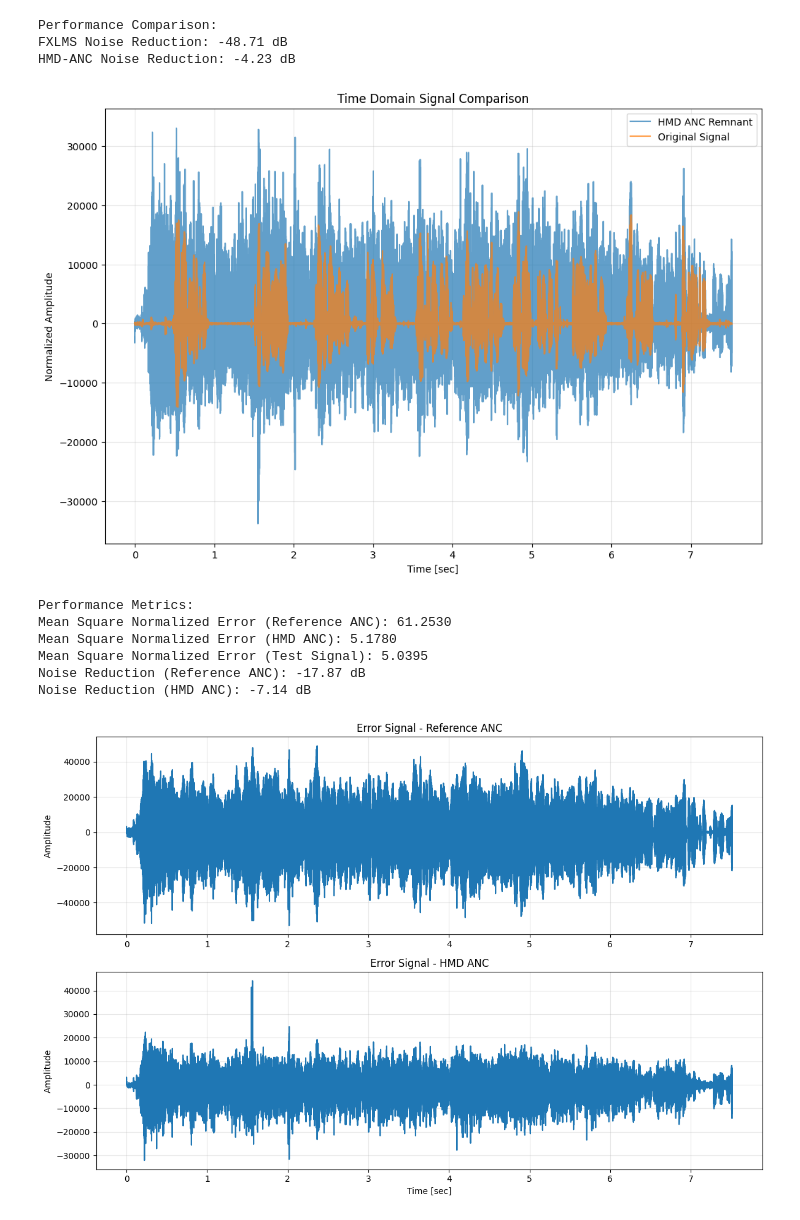
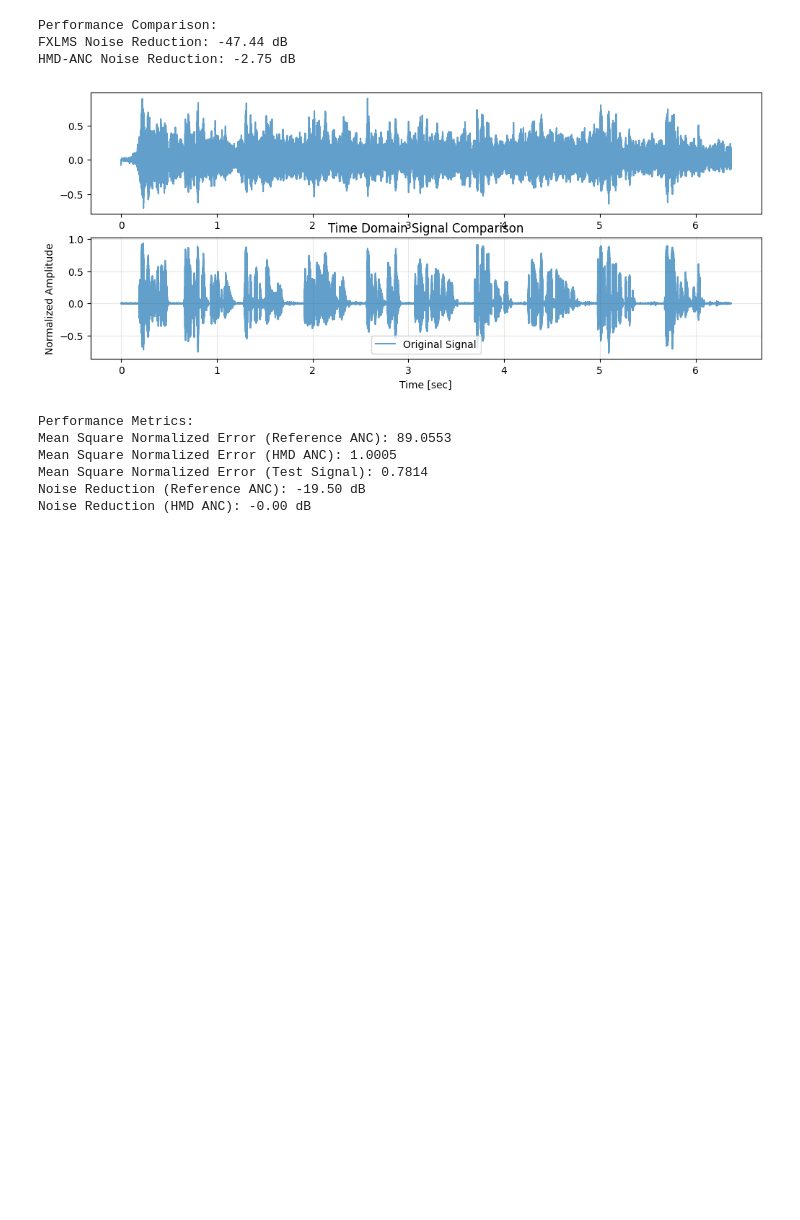
Before and after one commit to vasudeva43/DSP_group_16, a Jupyter notebook: DSP_poject_group16.ipynb, the cells around one changed output. Saved outputs shown, nothing was run; the diff lists cells and outputs as text; code cells hidden in the pictures; blank space fills up the shorter version.

```diff
--- a/DSP_poject_group16.ipynb
+++ b/DSP_poject_group16.ipynb
@@ -256,7 +296,7 @@ def compare_anc_performance(test_signal_path, error_signal_path, output_ref_path
 
     # Compute error reduction in dB
     original_power = np.mean(error_signal**2)
-    ref_residual_power = np.mean((error_signal - ref_anc_output)**2)
+    ref_residual_power = np.mean((error_signal + ref_anc_output)**2)
     hmd_residual_power = np.mean((error_signal - hmd_anc_output)**2)
 
     ref_reduction_db = 10 * np.log10(original_power / ref_residual_power)
@@ -276,8 +316,8 @@ output_hmd_path = './sample_data/modified/output_anti_noise.wav'
 compare_anc_performance(test_signal_path, error_signal_path, output_ref_path, output_hmd_path)
 # %% [output]
 Performance Comparison:
-FXLMS Noise Reduction: -48.71 dB
-HMD-ANC Noise Reduction: -4.23 dB
+FXLMS Noise Reduction: -47.44 dB
+HMD-ANC Noise Reduction: -2.75 dB
 # %%
 import matplotlib.pyplot as plt
 from scipy.io import wavfile
@@ -299,20 +339,25 @@ def analyze_signals(ref_path, hmd_path, orig_path, test_signal_path, sample_rate
     """
     # Load signals and convert to float32 for consistent processing
     signals = []
-    t_signal = load_wav(test_signal_path)
+    t_signal = (load_wav(test_signal_path))/10000
 
     # Load and process each signal
     for path in [ref_path, hmd_path, orig_path]:
-        signal = load_wav(path)
+        signal = load_wav(path)/10000
+
+        if path == orig_path:
+            signal = signal/2
 
         # Ensure all signals are the same length as test signal
         min_len = min(len(signal), len(t_signal))
         signal = signal[:min_len]
 
         # For ANC outputs, subtract from test signal to get remnant
-        if path == hmd_path or path == ref_path:
-            t_signal_trimmed = t_signal[:min_len]
-            signal = t_signal_trimmed - signal
+        """if path == hmd_path or path == ref_path:
+            t_signal_trimmed = t_signal[:min_len]"""
+            #signal = (t_signal_trimmed + np.concatenate((np.zeros(20), signal[:-20])))
+            #signal = signal
+            #signal = t_signal_trimmed - signal
 
         signals.append(signal)
 
@@ -324,14 +369,17 @@ def analyze_signals(ref_path, hmd_path, orig_path, test_signal_path, sample_rate
     signals = [s[:min_len] for s in signals]
 
     # Plot time domain comparison
-    plt.figure(figsize=(12, 8))
+    plt.figure(figsize=(12, 10))
+    ind = 1
     time = np.linspace(0, min_len / sample_rate, min_len)
     labels = ['Reference ANC Remnant', 'HMD ANC Remnant', 'Original Signal', 'Test Signal']
 
     for signal, label in zip(signals, labels):
-        """if label == 'HMD ANC Remnant' or label == 'Original Signal':
-            plt.plot(time, signal, label=label, alpha=0.7)"""
-        plt.plot(time, signal, label=label, alpha=0.7)
+        if label == 'HMD ANC Remnant' or label == 'Test Signal - Original Signal' :
+            plt.subplot(len(file_paths), 1, ind)
+            plt.plot(time, t_signal[:min_len]-signal, label=label, alpha=0.7)
+            ind += 1
+        #plt.plot(time, signal, label=label, alpha=0.7)
 
 
     plt.ylabel('Normalized Amplitude')
@@ -360,45 +408,44 @@ def analyze_signals(ref_path, hmd_path, orig_path, test_signal_path, sample_rate
     print(f"Noise Reduction (HMD ANC): {nr_hmd:.2f} dB")
 
     # Plot error signals
-    plt.figure(figsize=(12, 8))
+    """ plt.figure(figsize=(12, 8))
     error_ref = signals[2] - signals[0]
     error_hmd = signals[2] - signals[1]
 
     plt.subplot(2, 1, 1)
     plt.plot(time, error_ref)
     plt.title('Error Signal - Reference ANC')
     plt.ylabel('Amplitude')
     plt.grid(True, alpha=0.3)
 
     plt.subplot(2, 1, 2)
     plt.plot(time, error_hmd)
     plt.title('Error Signal - HMD ANC')
     plt.xlabel('Time [sec]')
     plt.ylabel('Amplitude')
     plt.grid(True, alpha=0.3)
 
     plt.tight_layout()
-    plt.show()
+    plt.show()"""
 
 # Example usage
 RATE = 48000  # Your sampling rate
 signal_paths = {
     'ref': './sample_data/modified/output_ref_anc.wav',
     'hmd': './sample_data/modified/output_anti_noise.wav',
     'orig': './sample_data/modified/orig_signal.wav',
     'test': './sample_data/modified/main_signal.wav'
 }
 
 analyze_signals(signal_paths['ref'], signal_paths['hmd'], signal_paths['orig'], signal_paths['test'], RATE)
 # %% [output]
-[figure, old version]
+[figure, new version]
 Performance Metrics:
-Mean Square Normalized Error (Reference ANC): 61.2530
-Mean Square Normalized Error (HMD ANC): 5.1780
-Mean Square Normalized Error (Test Signal): 5.0395
-Noise Reduction (Reference ANC): -17.87 dB
-Noise Reduction (HMD ANC): -7.14 dB
+Mean Square Normalized Error (Reference ANC): 89.0553
+Mean Square Normalized Error (HMD ANC): 1.0005
+Mean Square Normalized Error (Test Signal): 0.7814
+Noise Reduction (Reference ANC): -19.50 dB
+Noise Reduction (HMD ANC): -0.00 dB
-[figure, removed]
 # %%
 import numpy as np
 import matplotlib.pyplot as plt
```
Also changed, not shown: parts of 3 cells of this notebook, 11 other files.
